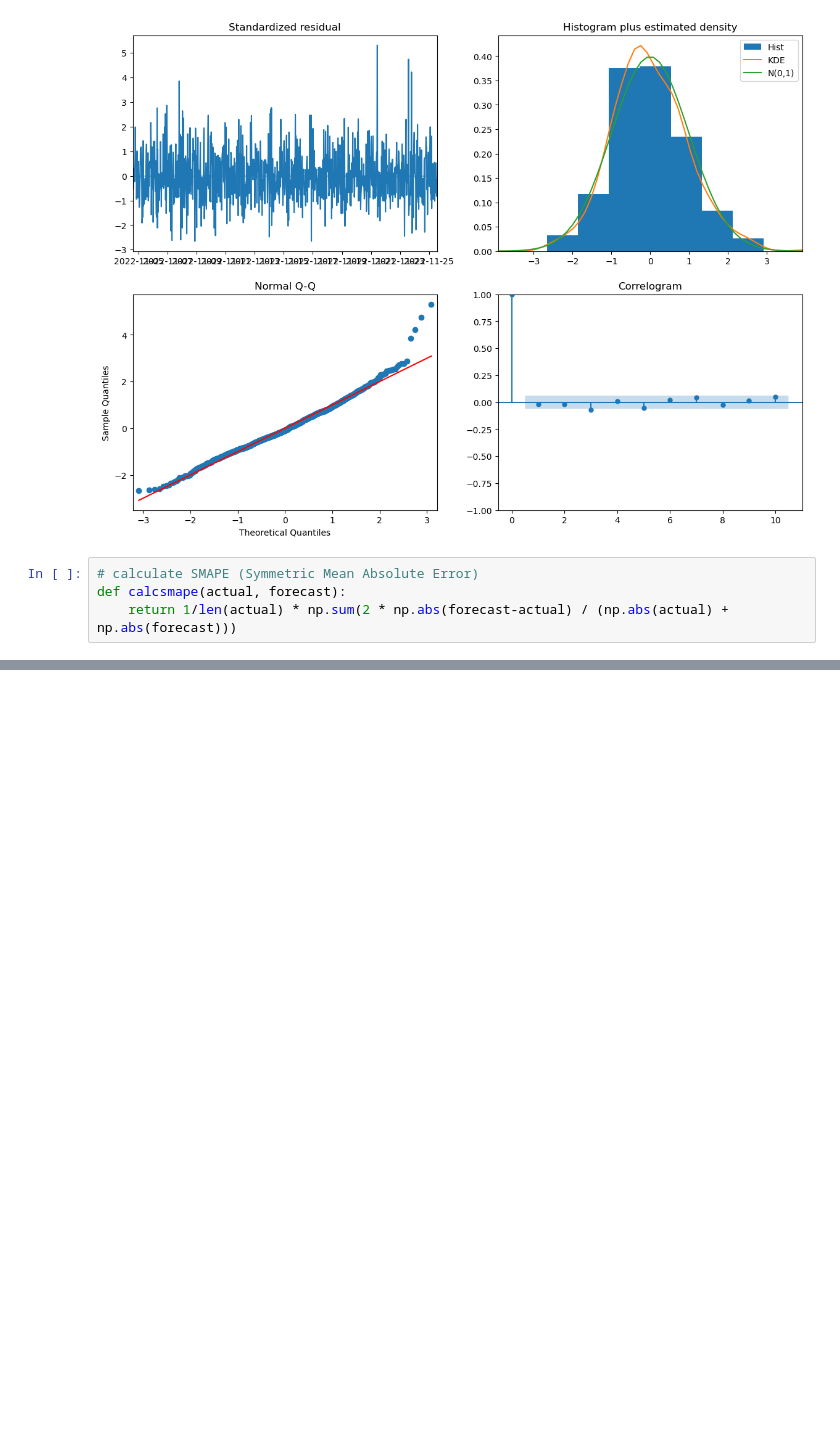
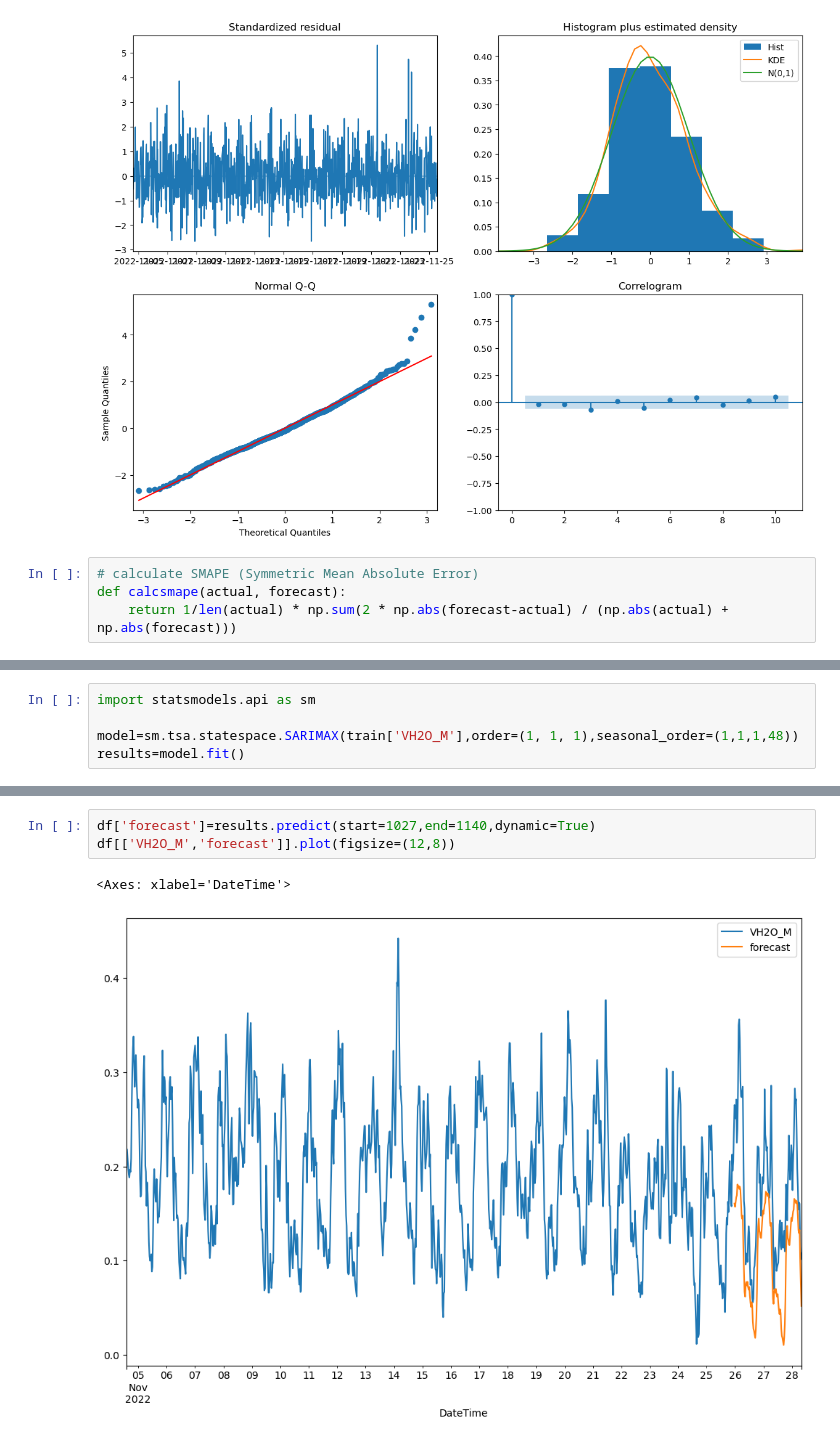
Before and after one commit to Niklichang/REU, a Jupyter notebook: auto_arima.ipynb, the cells around one changed output, grey strips where cells are left out. Cells and saved outputs as stored; diff of their text form; blank space fills up the shorter version.

Commit message:
started official arima, working on SARMA

```diff
--- a/auto_arima.ipynb
+++ b/auto_arima.ipynb
@@ -187,0 +225,5 @@ smape
+# %%
+import statsmodels.api as sm
+
+model=sm.tsa.statespace.SARIMAX(train['VH2O_M'],order=(1, 1, 1),seasonal_order=(1,1,1,48))
+results=model.fit()
@@ -187,0 +273,6 @@ smape
+# %%
+df['forecast']=results.predict(start=1027,end=1140,dynamic=True)
+df[['VH2O_M','forecast']].plot(figsize=(12,8))
+# %% [output]
+<Axes: xlabel='DateTime'>
+[figure, added]
```
Also changed, not shown: parts of 7 cells of this notebook, 2 other files.
